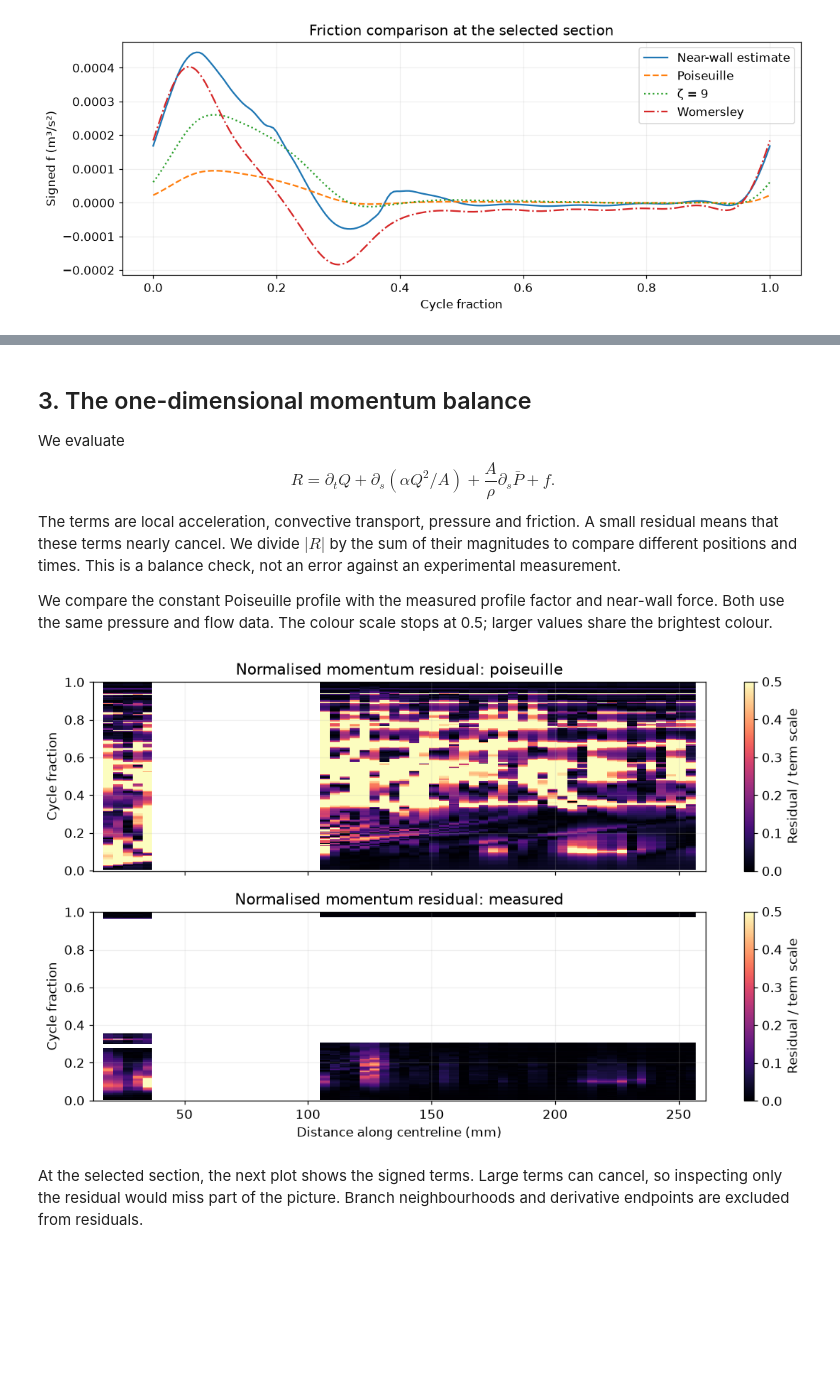
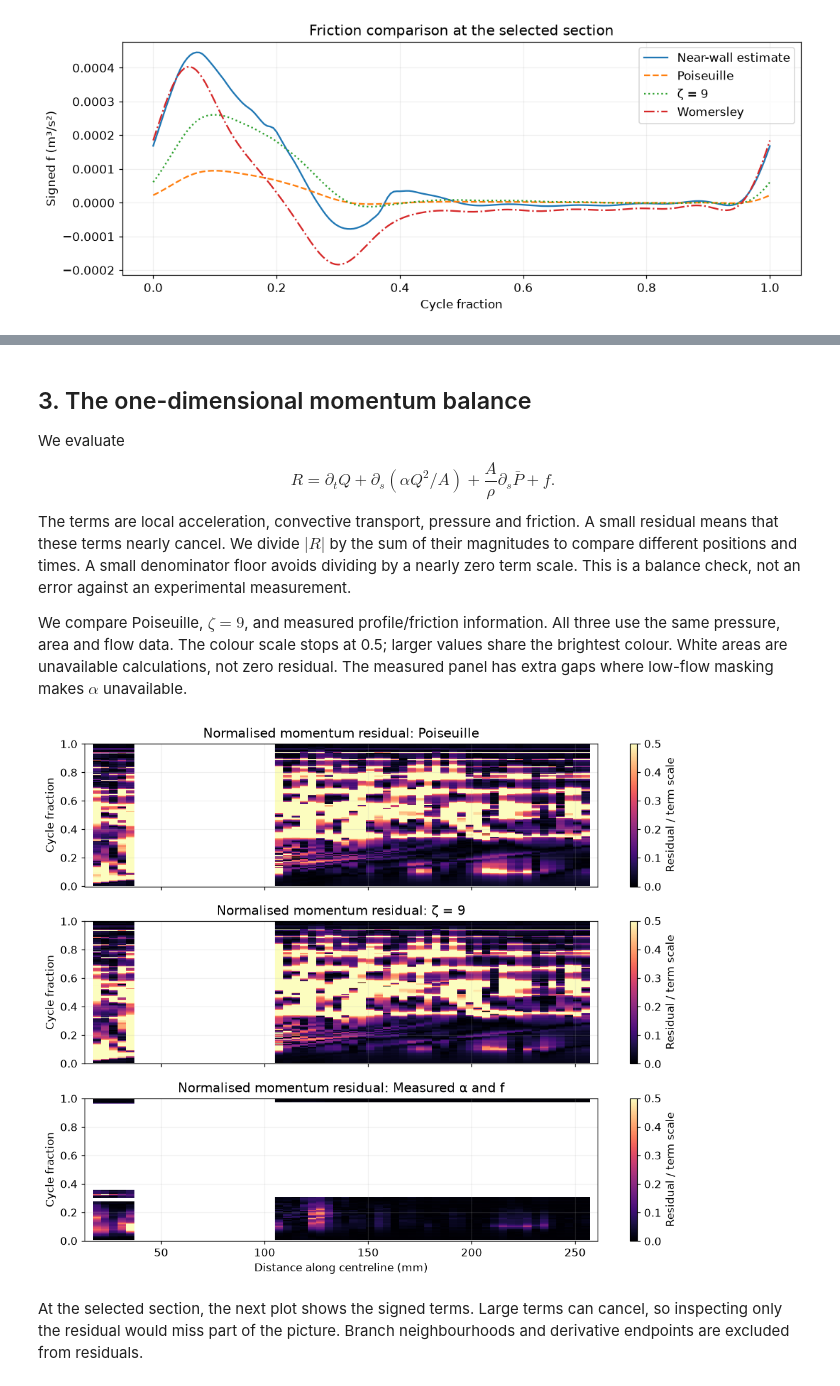
Before and after one commit to Nas010/from-physics-to-physiology-project-2, a Jupyter notebook: FtP_Aorta_1D_Assumptions.ipynb, the cells around one changed output, grey strips where cells are left out. Drawn from its saved outputs; the diff is of its cells as text; code cells hidden in the pictures; blank space fills up the shorter version.

```diff
--- a/FtP_Aorta_1D_Assumptions.ipynb
+++ b/FtP_Aorta_1D_Assumptions.ipynb
@@ -361,12 +438,17 @@ Large ratios can occur near small net flow; those phases are masked.
 Logarithmic colours show the wide range of positive pressure/profile values.
 # %%
-fig, axes = plt.subplots(3, 1, sharex=True, figsize=(10, 8))
+fig, axes = plt.subplots(4, 1, sharex=True, figsize=(10, 10))
 map_items = [
     ("secondary_ratio", "Secondary / axial RMS", None),
     (
         "pressure_dynamic_ratio",
         "Pressure range / dynamic pressure",
         LogNorm(vmin=0.01, vmax=np.nanmax(fields["pressure_dynamic_ratio"])),
+    ),
+    (
+        "pressure_axial_ratio",
+        "Pressure range / axial drop over 4 mm",
+        LogNorm(vmin=0.01, vmax=np.nanmax(fields["pressure_axial_ratio"])),
     ),
     (
         "alpha",
@@ -384,7 +466,13 @@ for ax, (name, label, colour_scale) in zip(axes, map_items):
         norm=colour_scale,
     )
     ax.set(ylabel="Cycle fraction", title=label)
-    fig.colorbar(image, ax=ax, label=label)
+    colour_labels = {
+        "secondary_ratio": "RMS ratio",
+        "pressure_dynamic_ratio": "ΔP / dynamic pressure",
+        "pressure_axial_ratio": "ΔP / axial drop",
+        "alpha": "α",
+    }
+    fig.colorbar(image, ax=ax, label=colour_labels[name])
 axes[-1].set_xlabel("Distance along centreline (mm)")
 save_figure("pressure_and_profile_maps")
 # %% [output]
@@ -443,0 +537,20 @@ save_figure("friction_comparison")
+# %%
+fig, axes = plt.subplots(2, 1, sharex=True, figsize=(10, 6))
+axes[0].plot(s * 1000, fields["alpha"][peak_frame], label="Measured α")
+axes[0].axhline(4 / 3, color="darkorange", linestyle="--", label="Poiseuille")
+axes[0].axhline(1.1, color="green", linestyle=":", label="ζ = 9")
+axes[0].set(ylabel="α", title="Profile correction along the aorta at peak flow")
+axes[1].plot(s * 1000, fields["f_measured"][peak_frame], label="Near-wall estimate")
+axes[1].plot(
+    s * 1000, 8 * np.pi * nu * fields["U"][peak_frame], "--", label="Poiseuille"
+)
+axes[1].plot(s * 1000, 22 * np.pi * nu * fields["U"][peak_frame], ":", label="ζ = 9")
+axes[1].set(
+    xlabel="Distance along centreline (mm)",
+    ylabel="Signed f (m³/s²)",
+    title="Friction along the aorta at peak flow",
+)
+for ax in axes:
+    ax.axvline(s[station] * 1000, color="grey", linestyle="--", alpha=0.6)
+    ax.legend(fontsize=9)
+save_figure("profile_and_friction_along_vessel")
@@ -449,29 +564,35 @@ $$R=\partial_t Q+\partial_s(\alpha Q^2/A)+\frac{A}{\rho}\partial_s\bar P+f.$$
 The terms are local acceleration, convective transport, pressure and
 friction. A small residual means that these terms nearly cancel. We divide
 $|R|$ by the sum of their magnitudes to compare different positions and times.
+A small denominator floor avoids dividing by a nearly zero term scale.
 This is a balance check, not an error against an experimental measurement.
 
-We compare the constant Poiseuille profile with the measured profile factor
-and near-wall force. Both use the same pressure and flow data. The colour
-scale stops at 0.5; larger values share the brightest colour.
+We compare Poiseuille, $\zeta=9$, and measured profile/friction information.
+All three use the same pressure, area and flow data. The colour
+scale stops at 0.5; larger values share the brightest colour. White areas
+are unavailable calculations, not zero residual. The measured panel has
+extra gaps where low-flow masking makes $\alpha$ unavailable.
 # %%
-fig, axes = plt.subplots(2, 1, sharex=True, figsize=(10, 6))
-for ax, name in zip(axes, ["poiseuille", "measured"]):
+fig, axes = plt.subplots(3, 1, sharex=True, figsize=(10, 8))
+for ax, name in zip(axes, ["poiseuille", "zeta9", "measured"]):
     image = ax.pcolormesh(
         s * 1000,
         time / period,
         momentum[name]["normalized"],
         shading="auto",
         cmap="magma",
         vmin=0,
         vmax=0.5,
     )
-    ax.set(ylabel="Cycle fraction", title=f"Normalised momentum residual: {name}")
+    ax.set(
+        ylabel="Cycle fraction",
+        title=f"Normalised momentum residual: {closure_labels[name]}",
+    )
     fig.colorbar(image, ax=ax, label="Residual / term scale")
 axes[-1].set_xlabel("Distance along centreline (mm)")
 save_figure("momentum_residual_maps")
 # %% [output]
-[figure, old version]
+[figure, new version]
 # %% [markdown]
 At the selected section, the next plot shows the signed terms. Large terms
 can cancel, so inspecting only the residual would miss part of the picture.
```
Also changed, not shown: parts of 20 cells of this notebook, 32 other files.
